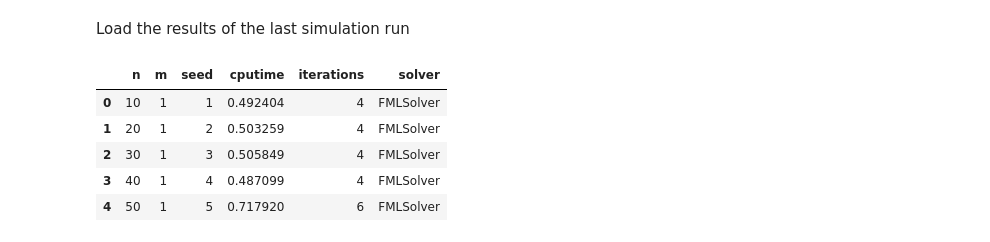
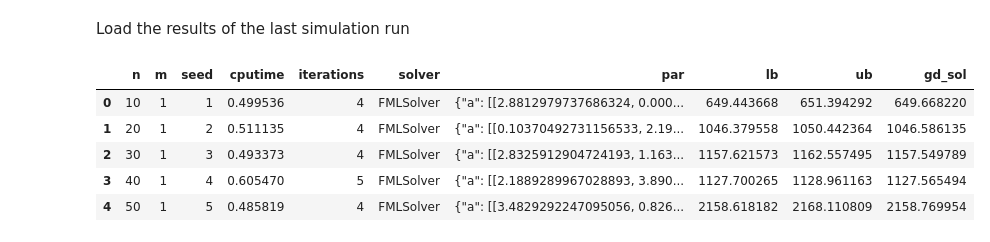
Before and after one commit to rubenvdg/fml-pricing, a Jupyter notebook: notebooks/make-plots.ipynb, the cells around one changed output. Saved outputs shown, nothing was run; the diff lists cells and outputs as text; code cells hidden in the pictures.

```diff
--- a/notebooks/make-plots.ipynb
+++ b/notebooks/make-plots.ipynb
@@ -13,15 +13,15 @@ Load the results of the last simulation run
 # %%
 sim_results_file = '_lastrun.csv'
 sim_results_path = Path('..', 'sim_results', sim_results_file)
-results = pd.read_csv(sim_results_path)
+results = pd.read_csv(sim_results_path, quotechar="'")
 results.head()
 # %% [output]
-|  | n | m | seed | cputime | iterations | solver |
-| 0 | 10 | 1 | 1 | 0.492404 | 4 | FMLSolver |
-| 1 | 20 | 1 | 2 | 0.503259 | 4 | FMLSolver |
-| 2 | 30 | 1 | 3 | 0.505849 | 4 | FMLSolver |
-| 3 | 40 | 1 | 4 | 0.487099 | 4 | FMLSolver |
-| 4 | 50 | 1 | 5 | 0.717920 | 6 | FMLSolver |
+|  | n | m | seed | cputime | iterations | solver | par | lb | ub | gd_sol |
+| 0 | 10 | 1 | 1 | 0.499536 | 4 | FMLSolver | {"a": [[2.8812979737686324, 0.000... | 649.443668 | 651.394292 | 649.668220 |
+| 1 | 20 | 1 | 2 | 0.511135 | 4 | FMLSolver | {"a": [[0.10370492731156533, 2.19... | 1046.379558 | 1050.442364 | 1046.586135 |
+| 2 | 30 | 1 | 3 | 0.493373 | 4 | FMLSolver | {"a": [[2.8325912904724193, 1.163... | 1157.621573 | 1162.557495 | 1157.549789 |
+| 3 | 40 | 1 | 4 | 0.605470 | 5 | FMLSolver | {"a": [[2.1889289967028893, 3.890... | 1127.700265 | 1128.961163 | 1127.565494 |
+| 4 | 50 | 1 | 5 | 0.485819 | 4 | FMLSolver | {"a": [[3.4829292247095056, 0.826... | 2158.618182 | 2168.110809 | 2158.769954 |
 # %%
 for x_variable, columns_variable in (('n', 'm'), ('m', 'n')):
 
```
Also changed, not shown: parts of 1 cell of this notebook, 5 other files.
